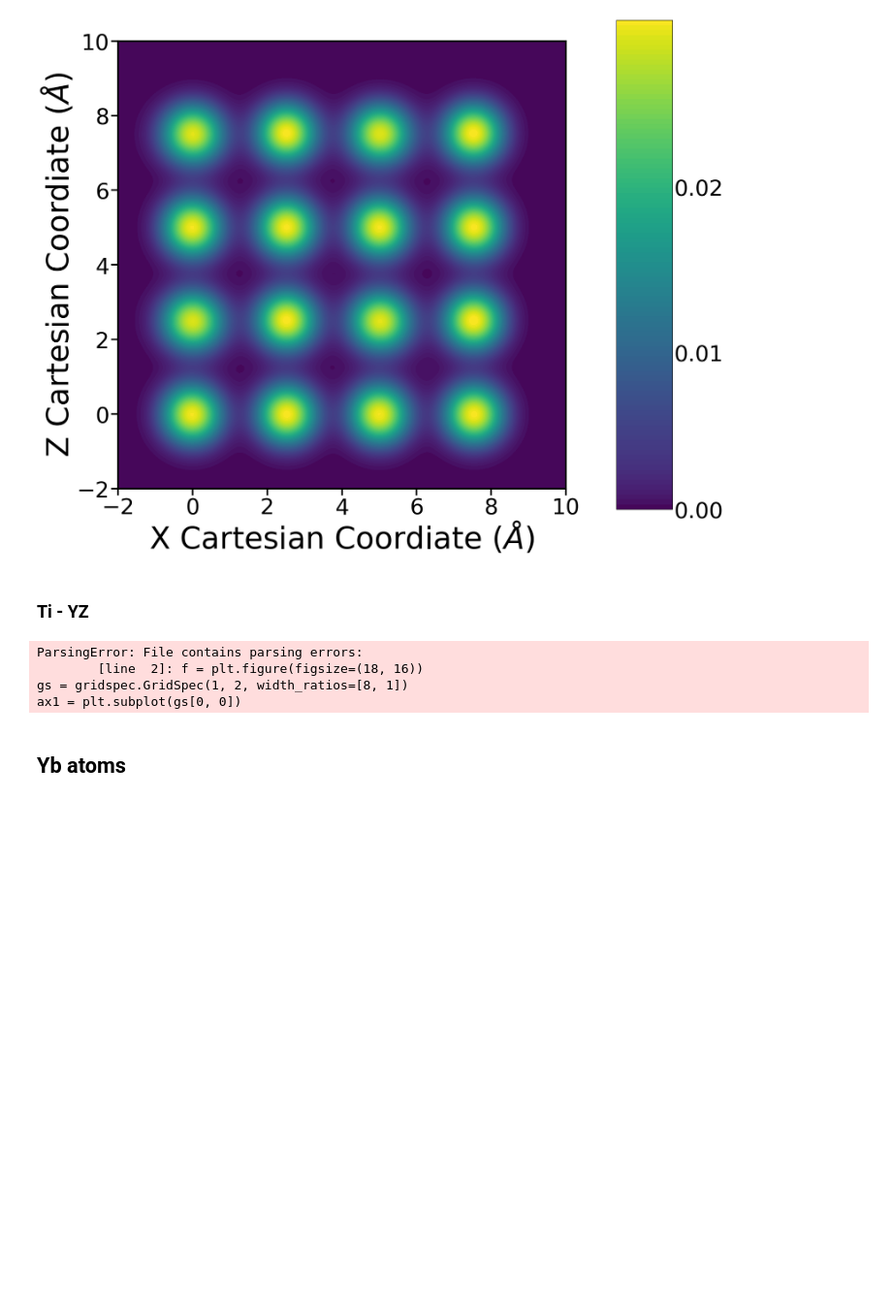
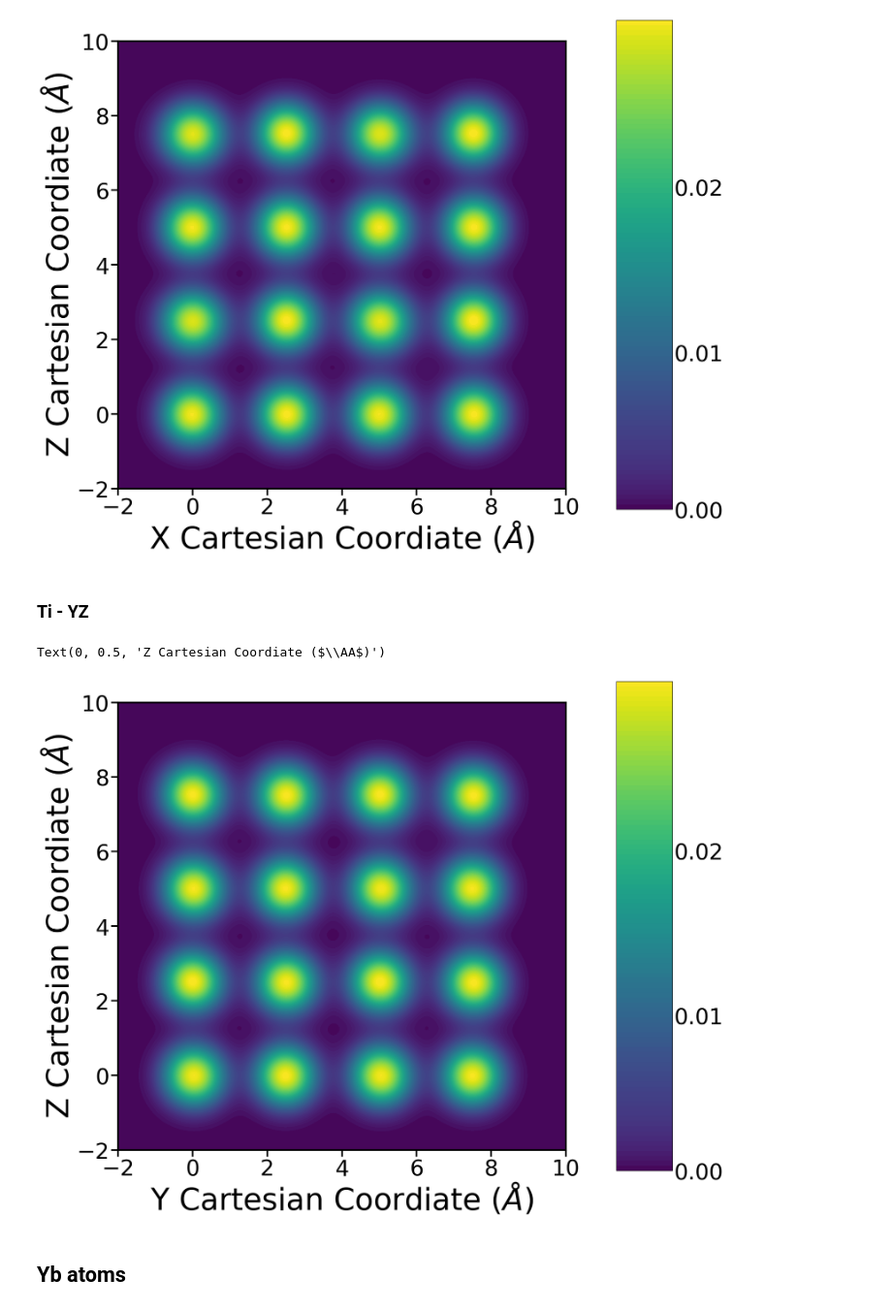
Before and after one commit to Kvieta1990/Working_Proj, a Jupyter notebook: Research/HDZ_RMC/RMC_Optimal_fittings/ytso_0_try6_retry12/All_Analysis.ipynb, the cells around one changed output. Shown at 97% size. Cells and saved outputs as stored; diff of their text form; code cells hidden in the pictures; blank space fills up the shorter version.

```diff
--- a/Research/HDZ_RMC/RMC_Optimal_fittings/ytso_0_try6_retry12/All_Analysis.ipynb
+++ b/Research/HDZ_RMC/RMC_Optimal_fittings/ytso_0_try6_retry12/All_Analysis.ipynb
@@ -123,40 +123,38 @@ Text(0, 0.5, 'Z Cartesian Coordiate ($\\AA$)')
 f = plt.figure(figsize=(18, 16))
 gs = gridspec.GridSpec(1, 2, width_ratios=[8, 1])
 ax1 = plt.subplot(gs[0, 0])
 ax2 = plt.subplot(gs[0, 1])
 
 ax1.set_xlim([-2, 10])
 ax1.set_ylim([-2, 10])
 ax1.tick_params(axis='x', direction='out', length=12, width=3, labelsize=40)
 ax1.tick_params(axis='y', direction='out', length=12, width=3, labelsize=40)
 ax1.set_aspect('equal')
 ax1.spines['left'].set_linewidth(3)
 ax1.spines['right'].set_linewidth(3)
 ax1.spines['top'].set_linewidth(3)
 ax1.spines['bottom'].set_linewidth(3)
 ax2.tick_params(axis='y', direction='out', length=0, width=1, labelsize=40)
 
 # Kde for Ti atoms
 TiYZ = sns.kdeplot(
     x=df['Y'],
     y=df['Z'],
-    fill=True,‰
+    fill=True,
     thresh=0,
     levels=100,
     cbar=True,
     cbar_ax=ax2,
     cbar_kws={"ticks": [0, 0.01, 0.02]},
     cmap="viridis",
     ax=ax1
 )
 
-TiYZ.set_xlabel(xlabel='Y Cartesian Coordiate ($\AA$)', fontsize=55);
-TiYZ.set_ylabel(ylabel='Z Cartesian Coordiate ($\AA$)', fontsize=55);
+_ = TiYZ.set_xlabel(xlabel='Y Cartesian Coordiate ($\AA$)', fontsize=55);
+_ = TiYZ.set_ylabel(ylabel='Z Cartesian Coordiate ($\AA$)', fontsize=55);
 # %% [output]
-ParsingError: File contains parsing errors:
-        [line  2]: f = plt.figure(figsize=(18, 16))
-gs = gridspec.GridSpec(1, 2, width_ratios=[8, 1])
-ax1 = plt.subplot(gs[0, 0])
+Text(0, 0.5, 'Z Cartesian Coordiate ($\\AA$)')
+[figure, added]
 # %% [markdown]
 ## Yb atoms
 # %%
```
Also changed, not shown: parts of 9 cells of this notebook, 26 other files.
